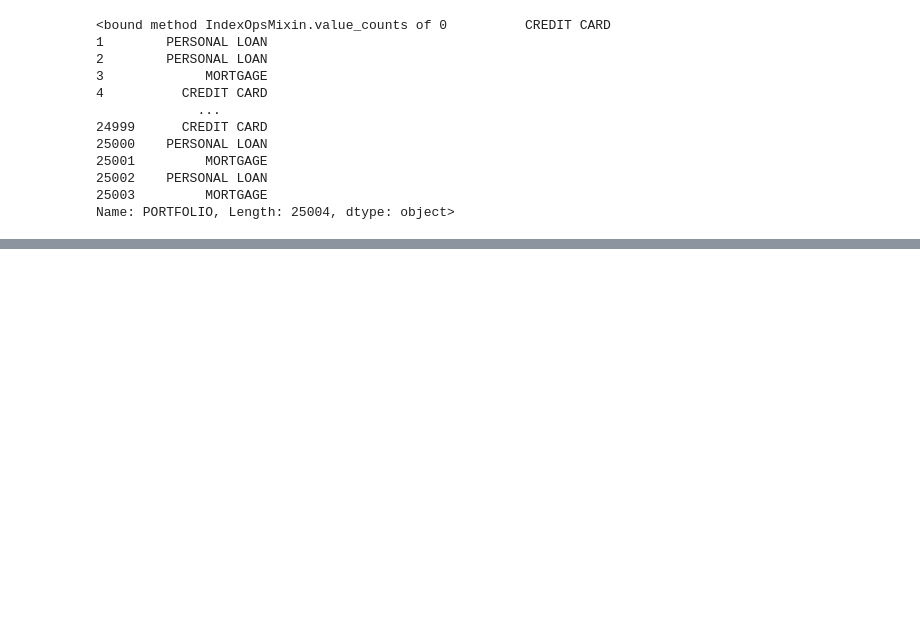
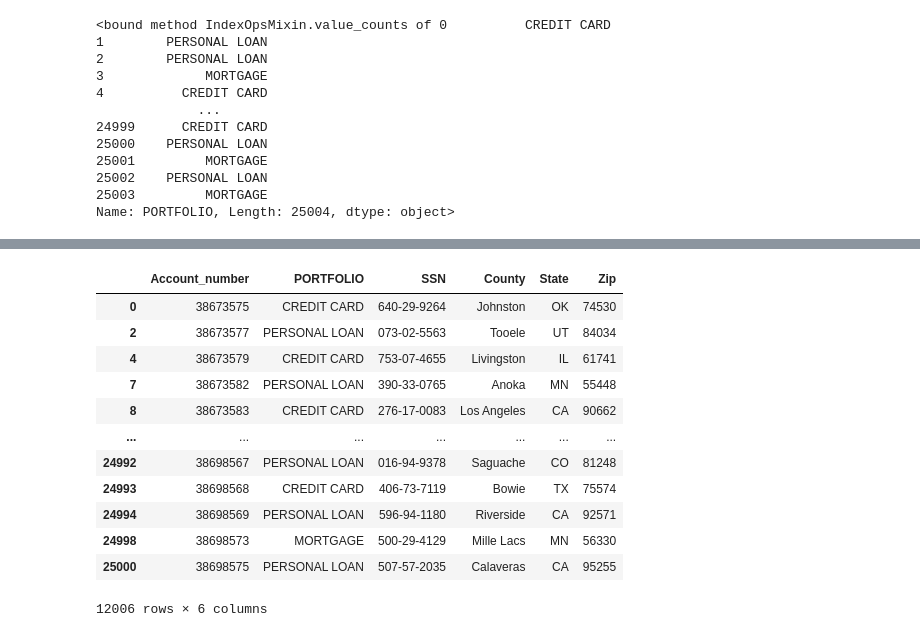
Before and after one commit to rramanswain2001/Python-code, a Jupyter notebook: data analysis with pandas.ipynb, the cells around one changed output, grey strips where cells are left out. Saved outputs shown, nothing was run; the diff lists cells and outputs as text; code cells hidden in the pictures; blank space fills up the shorter version.

```diff
--- a/data analysis with pandas.ipynb
+++ b/data analysis with pandas.ipynb
@@ -1240,0 +1245,20 @@ Name: PORTFOLIO, Length: 25004, dtype: object>
+# %%
+# COMPARISON OPERATOR (=,>,<,>=,<=,<>)
+
+list_vars=['Account_number','PORTFOLIO','SSN','County','State','Zip']
+med_2026_v5=med_2026[list_vars][med_2026['Zip']>=50000]
+med_2026_v5
+# %% [output]
+|  | Account_number | PORTFOLIO | SSN | County | State | Zip |
+| 0 | 38673575 | CREDIT CARD | 640-29-9264 | Johnston | OK | 74530 |
+| 2 | 38673577 | PERSONAL LOAN | 073-02-5563 | Tooele | UT | 84034 |
+| 4 | 38673579 | CREDIT CARD | 753-07-4655 | Livingston | IL | 61741 |
+| 7 | 38673582 | PERSONAL LOAN | 390-33-0765 | Anoka | MN | 55448 |
+| 8 | 38673583 | CREDIT CARD | 276-17-0083 | Los Angeles | CA | 90662 |
+| ... | ... | ... | ... | ... | ... | ... |
+| 24992 | 38698567 | PERSONAL LOAN | 016-94-9378 | Saguache | CO | 81248 |
+| 24993 | 38698568 | CREDIT CARD | 406-73-7119 | Bowie | TX | 75574 |
+| 24994 | 38698569 | PERSONAL LOAN | 596-94-1180 | Riverside | CA | 92571 |
+| 24998 | 38698573 | MORTGAGE | 500-29-4129 | Mille Lacs | MN | 56330 |
+| 25000 | 38698575 | PERSONAL LOAN | 507-57-2035 | Calaveras | CA | 95255 |
+12006 rows × 6 columns
```
Also changed, not shown: parts of 6 cells of this notebook, 1 other file.
